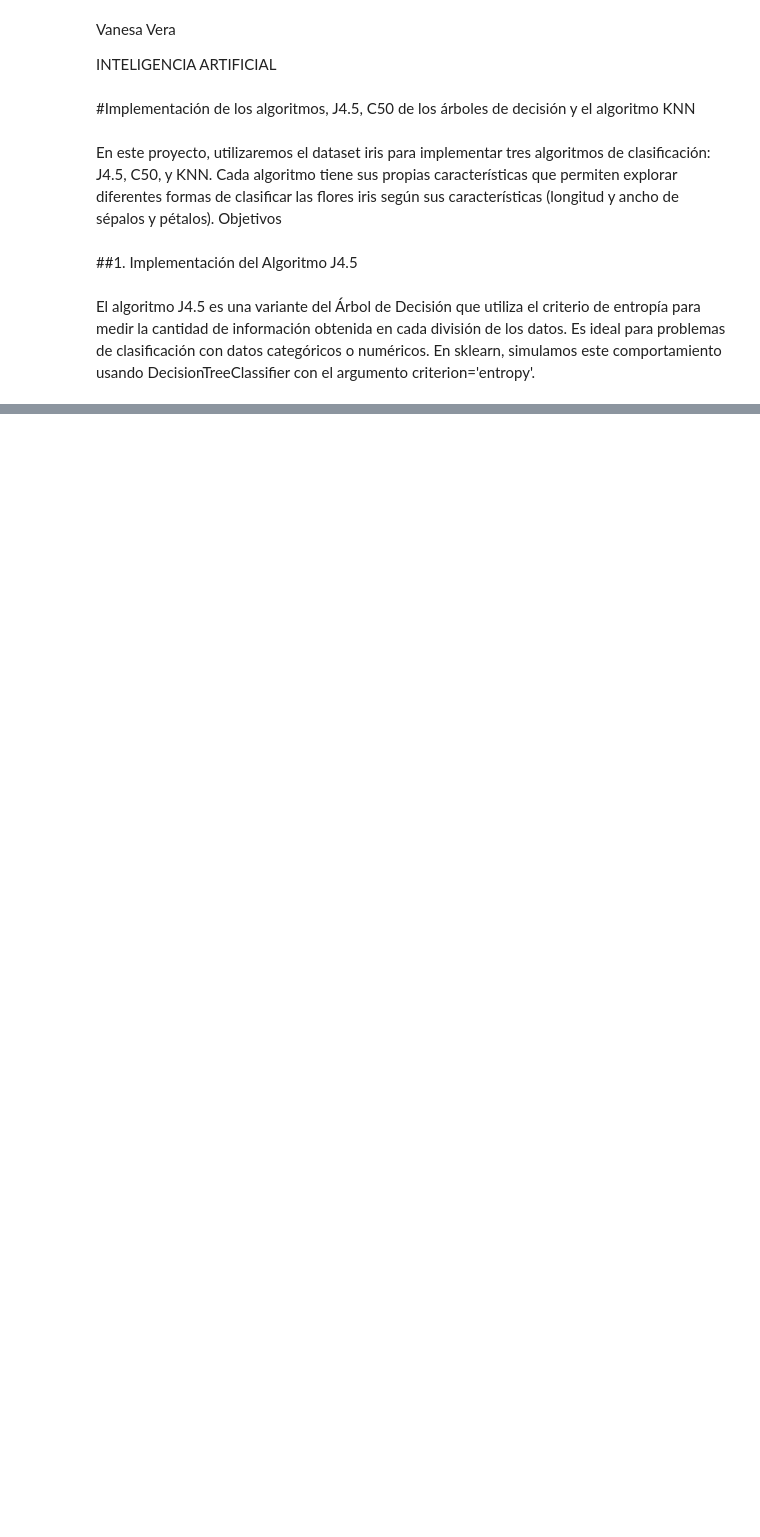
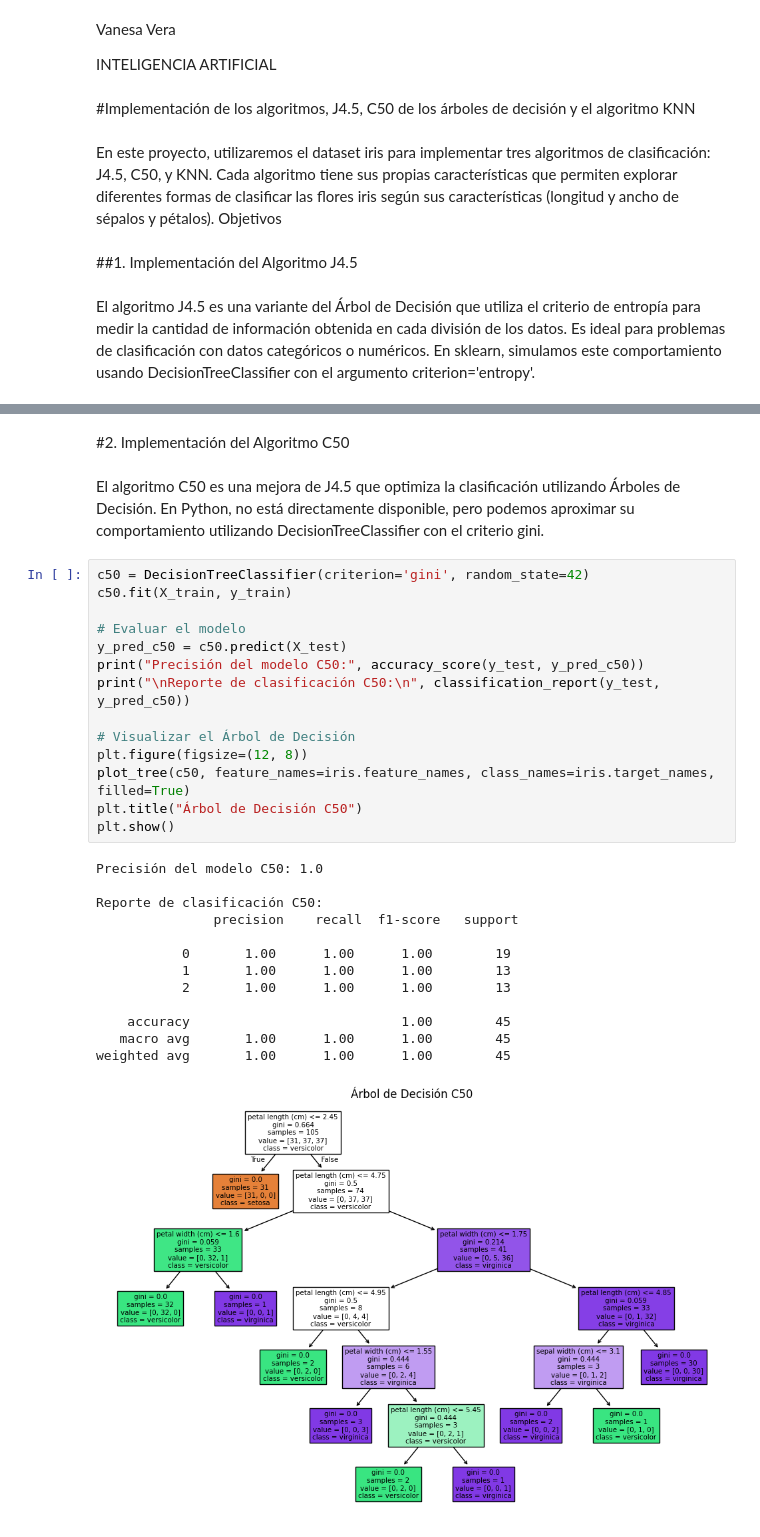
Before and after one commit to Lexie-v2/Goggle-CO, a Jupyter notebook: Practica3_Parte2_Vera_V.ipynb, the cells around one changed output, grey strips where cells are left out. Drawn from its saved outputs; the diff is of its cells as text; blank space fills up the shorter version.

```diff
--- a/Practica3_Parte2_Vera_V.ipynb
+++ b/Practica3_Parte2_Vera_V.ipynb
@@ -58,0 +75,32 @@ weighted avg       0.98      0.98      0.98        45
+# %% [markdown]
+#2. Implementación del Algoritmo C50
+# %% [markdown]
+El algoritmo C50 es una mejora de J4.5 que optimiza la clasificación utilizando Árboles de Decisión. En Python, no está directamente disponible, pero podemos aproximar su comportamiento utilizando DecisionTreeClassifier con el criterio gini.
+# %%
+c50 = DecisionTreeClassifier(criterion='gini', random_state=42)
+c50.fit(X_train, y_train)
+
+# Evaluar el modelo
+y_pred_c50 = c50.predict(X_test)
+print("Precisión del modelo C50:", accuracy_score(y_test, y_pred_c50))
+print("\nReporte de clasificación C50:\n", classification_report(y_test, y_pred_c50))
+
+# Visualizar el Árbol de Decisión
+plt.figure(figsize=(12, 8))
+plot_tree(c50, feature_names=iris.feature_names, class_names=iris.target_names, filled=True)
+plt.title("Árbol de Decisión C50")
+plt.show()
+# %% [output]
+Precisión del modelo C50: 1.0
+
+Reporte de clasificación C50:
+               precision    recall  f1-score   support
+
+           0       1.00      1.00      1.00        19
+           1       1.00      1.00      1.00        13
+           2       1.00      1.00      1.00        13
+
+    accuracy                           1.00        45
+   macro avg       1.00      1.00      1.00        45
+weighted avg       1.00      1.00      1.00        45
+[figure, added]
```
Also changed, not shown: parts of 7 cells of this notebook.
